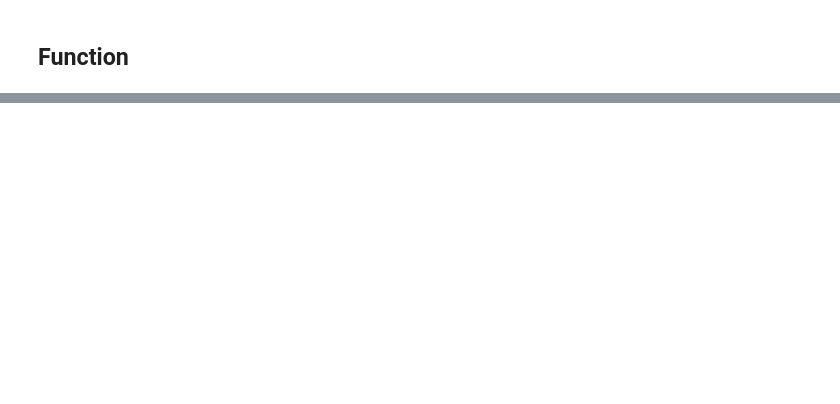
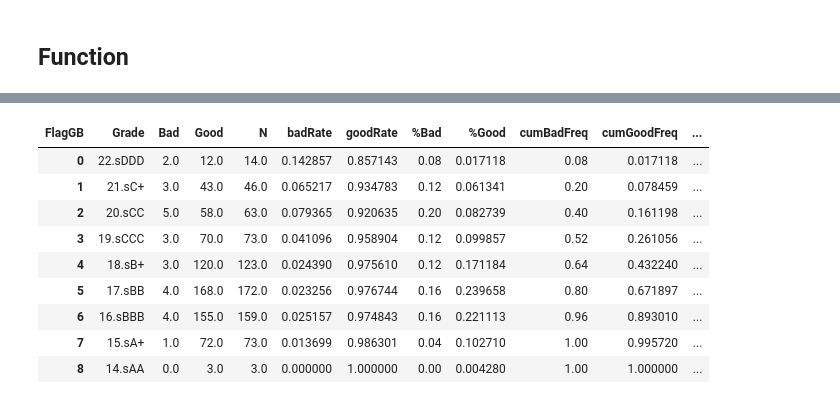
Before and after one commit to Taecpy/CRR-validate, a Jupyter notebook: CRR_validate.ipynb, the cells around one changed output, grey strips where cells are left out. Saved outputs shown, nothing was run; the diff lists cells and outputs as text; code cells hidden in the pictures; blank space fills up the shorter version.

```diff
--- a/CRR_validate.ipynb
+++ b/CRR_validate.ipynb
@@ -620,0 +556,6 @@ define_Good_Bad(df,df_p)
+# %%
+sCRR = validate(sCRR)
+KS = plot_KS(sCRR)
+export_Graph(KS)
+GINI = plot_AUC_GINI(sCRR)
+export_Graph(GINI)
@@ -620,0 +574,13 @@ define_Good_Bad(df,df_p)
+# %%
+sCRR
+# %% [output]
+| FlagGB | Grade | Bad | Good | N | badRate | goodRate | %Bad | %Good | cumBadFreq | cumGoodFreq | ... |
+| 0 | 22.sDDD | 2.0 | 12.0 | 14.0 | 0.142857 | 0.857143 | 0.08 | 0.017118 | 0.08 | 0.017118 | ... |
+| 1 | 21.sC+ | 3.0 | 43.0 | 46.0 | 0.065217 | 0.934783 | 0.12 | 0.061341 | 0.20 | 0.078459 | ... |
+| 2 | 20.sCC | 5.0 | 58.0 | 63.0 | 0.079365 | 0.920635 | 0.20 | 0.082739 | 0.40 | 0.161198 | ... |
+| 3 | 19.sCCC | 3.0 | 70.0 | 73.0 | 0.041096 | 0.958904 | 0.12 | 0.099857 | 0.52 | 0.261056 | ... |
+| 4 | 18.sB+ | 3.0 | 120.0 | 123.0 | 0.024390 | 0.975610 | 0.12 | 0.171184 | 0.64 | 0.432240 | ... |
+| 5 | 17.sBB | 4.0 | 168.0 | 172.0 | 0.023256 | 0.976744 | 0.16 | 0.239658 | 0.80 | 0.671897 | ... |
+| 6 | 16.sBBB | 4.0 | 155.0 | 159.0 | 0.025157 | 0.974843 | 0.16 | 0.221113 | 0.96 | 0.893010 | ... |
+| 7 | 15.sA+ | 1.0 | 72.0 | 73.0 | 0.013699 | 0.986301 | 0.04 | 0.102710 | 1.00 | 0.995720 | ... |
+| 8 | 14.sAA | 0.0 | 3.0 | 3.0 | 0.000000 | 1.000000 | 0.00 | 0.004280 | 1.00 | 1.000000 | ... |
```
Also changed, not shown: parts of 15 cells of this notebook, 38 other files.
